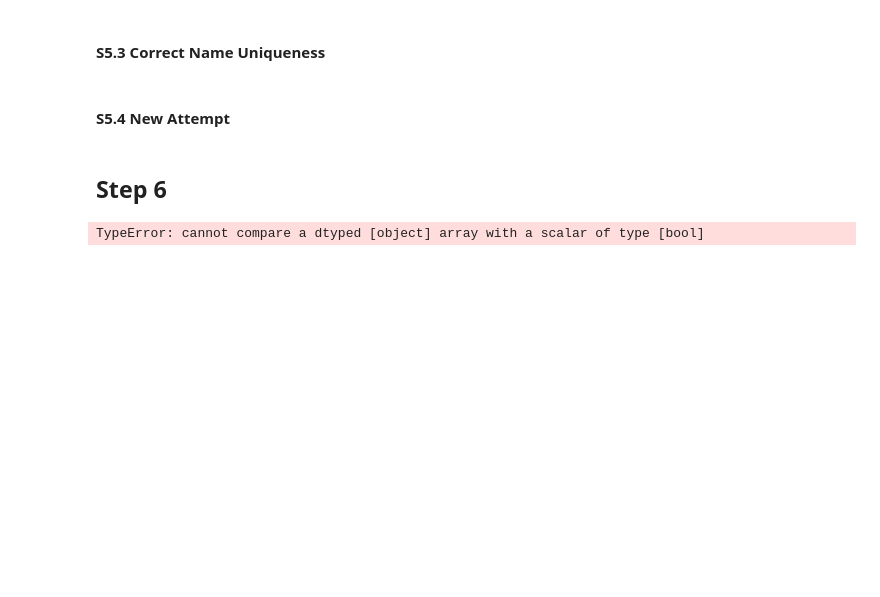
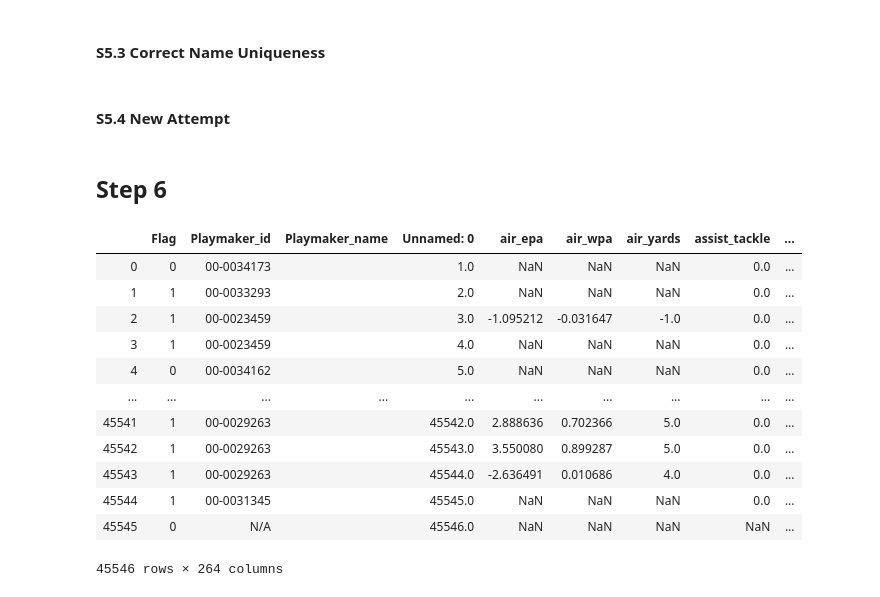
Before and after one commit to scunden/Project-Dash, a Jupyter notebook: 2. Data-Cleanup/0. Cleanup/cleanup.ipynb, the cells around one changed output. Drawn from its saved outputs; the diff is of its cells as text; code cells hidden in the pictures; blank space fills up the shorter version.

```diff
--- a/2. Data-Cleanup/0. Cleanup/cleanup.ipynb
+++ b/2. Data-Cleanup/0. Cleanup/cleanup.ipynb
@@ -189,8 +189,17 @@ so that there can be two play makers (the passer and the receiver).
 '''
 # %%
 # Modify
+
+
 new_df = pd.DataFrame()
-data[(data['play_type']=="pass")].head()
+new_df = data[(data['play_type']=="pass")]
+
 new_df['play_type'] = 'reception'
-df = pd.concat([data,new_df], sort= True)
+
+# new_df['play_type'].replace({'pass': 'reception'}, inplace=True)
+
+# new_df['play_type'] = np.where(new_df['play_type']=='pass', 'reception', 0)
+
+# new_df['play_type'] = 'reception'
+df = pd.concat([data, new_df], sort= True)
 # %% [output]
@@ -460,13 +473,23 @@ for i in data["play_type"]:
 # Add field goal, extra points, qb_kneels and reception when done with step 4
 data["Flag"] = relevance_ls
 # %%
-df['Flag'] = np.where((df['play_type'] == 'pass' | df['play_type'] == 'run') , 1, 0)
-
-
+df['Flag'] = np.where((df['play_type'] == 'pass') | (df['play_type'] == 'run') | (df['play_type'] == 'field_goal') | (df['play_type'] == 'qb_kneel') | (df['play_type'] == 'extra_point') , 1, 0)
 
 df
 # %% [output]
+|  | Flag | Playmaker_id | Playmaker_name | Unnamed: 0 | air_epa | air_wpa | air_yards | assist_tackle | ... |
+| 0 | 0 | 00-0034173 |  | 1.0 | NaN | NaN | NaN | 0.0 | ... |
+| 1 | 1 | 00-0033293 |  | 2.0 | NaN | NaN | NaN | 0.0 | ... |
+| 2 | 1 | 00-0023459 |  | 3.0 | -1.095212 | -0.031647 | -1.0 | 0.0 | ... |
+| 3 | 1 | 00-0023459 |  | 4.0 | NaN | NaN | NaN | 0.0 | ... |
+| 4 | 0 | 00-0034162 |  | 5.0 | NaN | NaN | NaN | 0.0 | ... |
+| ... | ... | ... | ... | ... | ... | ... | ... | ... | ... |
+| 45541 | 1 | 00-0029263 |  | 45542.0 | 2.888636 | 0.702366 | 5.0 | 0.0 | ... |
+| 45542 | 1 | 00-0029263 |  | 45543.0 | 3.550080 | 0.899287 | 5.0 | 0.0 | ... |
+| 45543 | 1 | 00-0029263 |  | 45544.0 | -2.636491 | 0.010686 | 4.0 | 0.0 | ... |
+| 45544 | 1 | 00-0031345 |  | 45545.0 | NaN | NaN | NaN | 0.0 | ... |
+| 45545 | 0 | N/A |  | 45546.0 | NaN | NaN | NaN | NaN | ... |
-TypeError: cannot compare a dtyped [object] array with a scalar of type [bool]
+45546 rows × 264 columns
 # %%
 # step 7
 # %%
```
Also changed, not shown: parts of 1 cell of this notebook.
